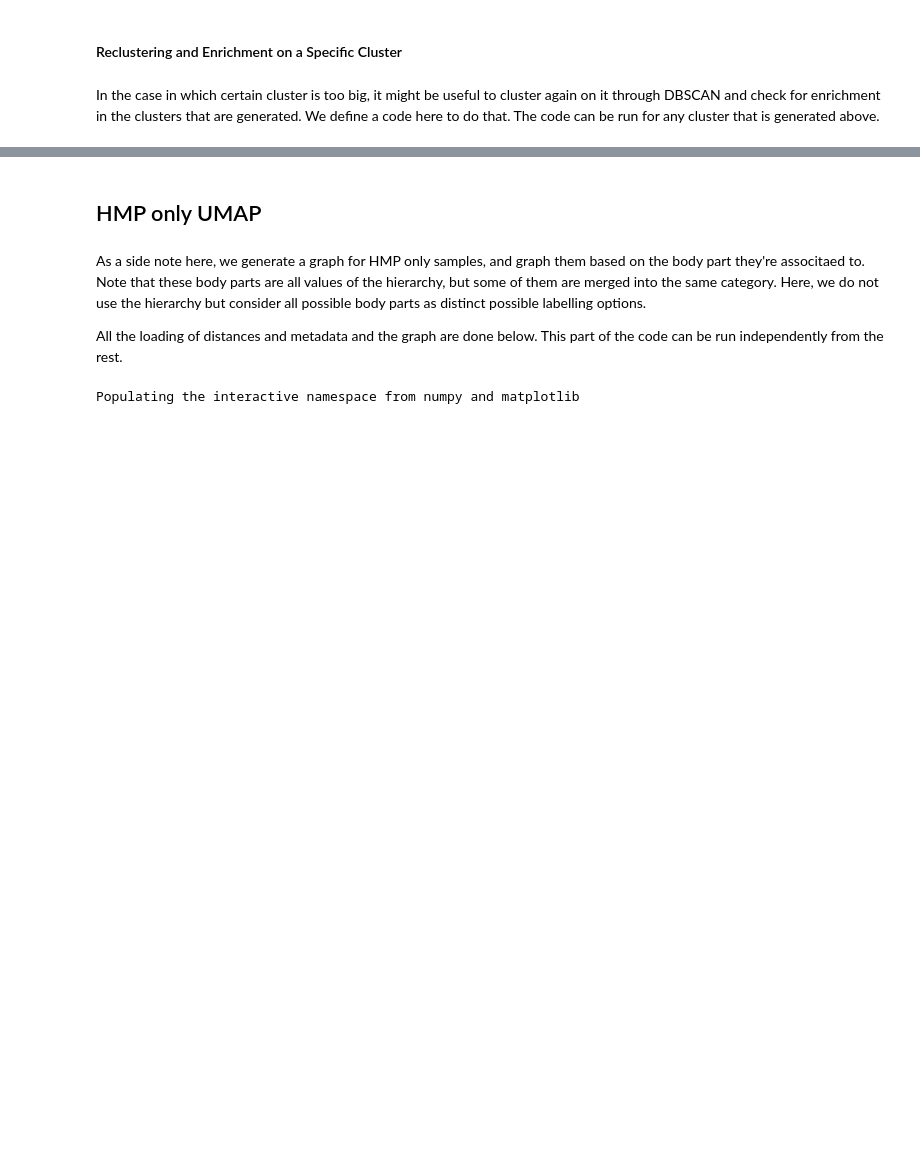
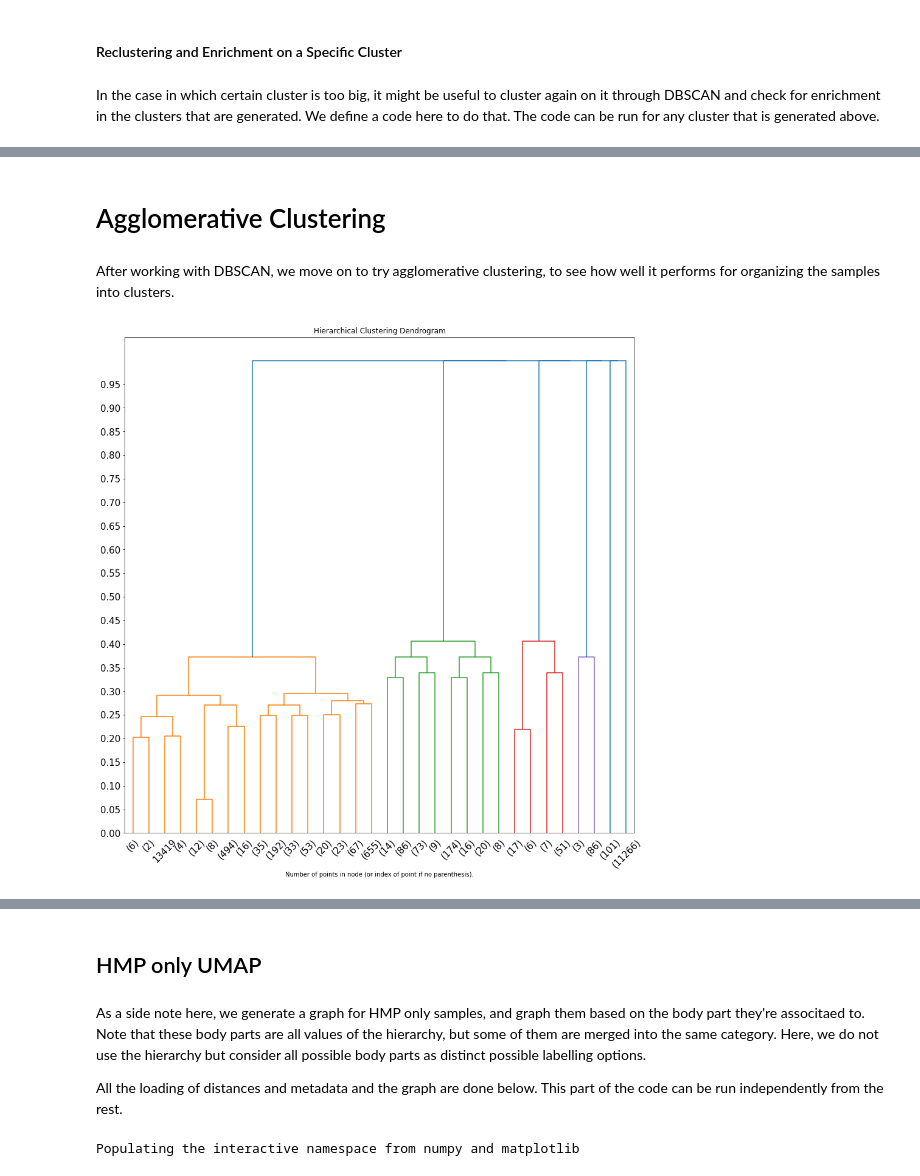
Before and after one commit to jsam356/CAP2, a Jupyter notebook: Distances/Scatterplot.ipynb, the cells around one changed output, grey strips where cells are left out. Saved outputs shown, nothing was run; the diff lists cells and outputs as text; code cells hidden in the pictures; blank space fills up the shorter version.

```diff
--- a/Distances/Scatterplot.ipynb
+++ b/Distances/Scatterplot.ipynb
@@ -1283,10 +1327,10 @@ def extractClusterInfo(clusterNumber,clusters):
     return clusterIDs,clusterCatPerSample,clusterDistances
 # %%
 #Now we run extractClusterInfo, and then umap and DBSCAN. DBSCAN parameters can be tweaked here if needed.
-clusterInformation=extractClusterInfo(10,dbg.labels_)
+clusterInformation=extractClusterInfo(1,dbg.labels_)
 
 clusterfit = umap.UMAP(n_components=2,metric="precomputed")
-cu = fit.fit_transform(clusterInformation[2])
+cu = clusterfit.fit_transform(clusterInformation[2])
 
 from sklearn.cluster import DBSCAN
-cdbg=DBSCAN(eps=0.07,metric="precomputed",min_samples=10).fit(clusterInformation[2])
+cdbg=DBSCAN(eps=0.075,metric="precomputed",min_samples=25).fit(clusterInformation[2])
@@ -1364,0 +1456,51 @@ Cluster Category        Abundance       Cluster_Size    Total Abundance
+# %% [markdown]
+# Agglomerative Clustering
+# %% [markdown]
+After working with DBSCAN, we move on to try agglomerative clustering, to see how well it performs for organizing the samples into clusters.
+# %%
+#We can simply load the Agglomerative clustering function from sklearn and run it.
+from sklearn.cluster import AgglomerativeClustering
+
+#Distance_threshold or maximum number of clusters can be tuned here.
+clustering=AgglomerativeClustering(distance_threshold=0.5, linkage='complete',affinity='precomputed',n_clusters=None).fit(distances)
+# %%
+#This is a code derived from the sklearn website for generating a histogram based on the hierarchical clustering.
+#In a nutshell, plot_dendrogram generates a linkage matrix based on the output from agglomerative clustering and
+#then graph it as a drndrogram.
+import numpy as np
+from matplotlib import pyplot as plt
+from scipy.cluster.hierarchy import dendrogram
+from sklearn.cluster import AgglomerativeClustering
+
+
+def plot_dendrogram(model, **kwargs):
+    # Create linkage matrix and then plot the dendrogram
+
+    # create the counts of samples under each node
+    counts = np.zeros(model.children_.shape[0])
+    n_samples = len(model.labels_)
+    for i, merge in enumerate(model.children_):
+        current_count = 0
+        for child_idx in merge:
+            if child_idx < n_samples:
+                current_count += 1  # leaf node
+            else:
+                current_count += counts[child_idx - n_samples]
+        counts[i] = current_count
+
+    linkage_matrix = np.column_stack([model.children_, model.distances_,
+                                      counts]).astype(float)
+    # Plot the corresponding dendrogram
+    dendrogram(linkage_matrix, **kwargs)
+    return linkage_matrix
+
+plt.figure(figsize=(15,15))
+plt.title('Hierarchical Clustering Dendrogram')
+# Change the value of p here for determining the number of clusters to show.
+wol=plot_dendrogram(clustering, truncate_mode='level', p=4)
+plt.xlabel("Number of points in node (or index of point if no parenthesis).")
+plt.xticks(fontsize=15)
+plt.yticks(arange(0,1,.05),fontsize=15)
+plt.show()
+# %% [output]
+[figure, added]
```
Also changed, not shown: parts of 45 cells of this notebook, 1 other file.
